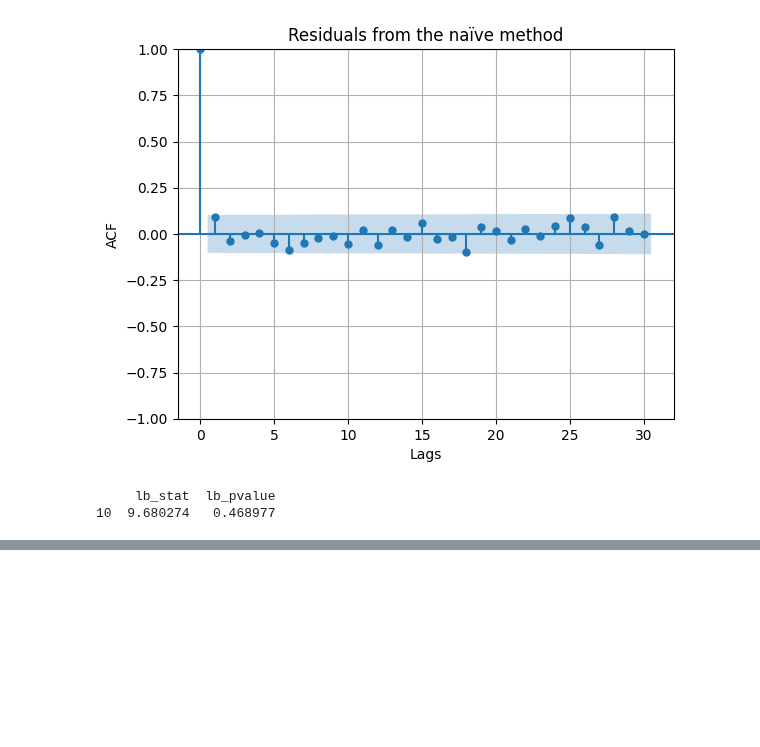
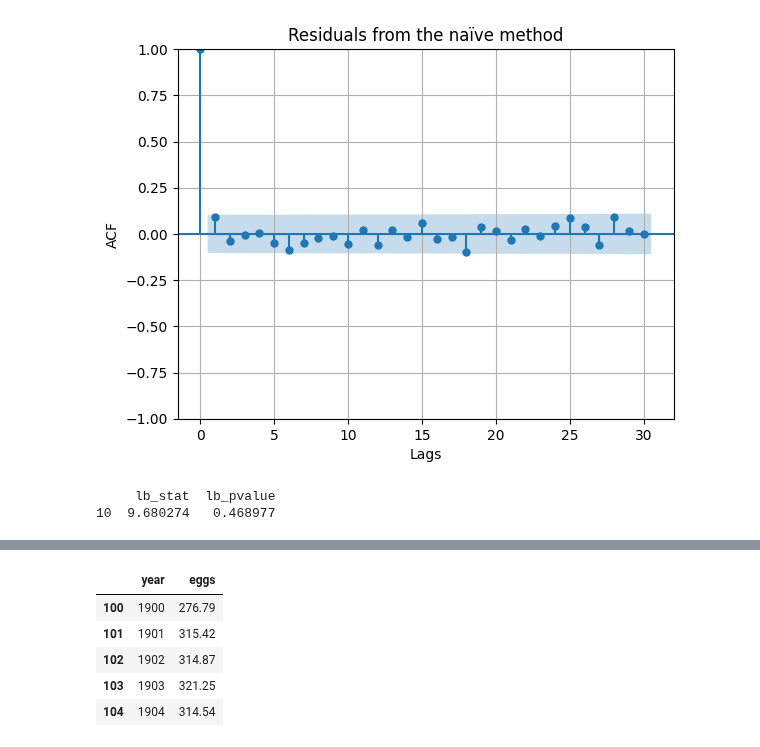
Before and after one commit to DavidGuzzi/TSA, a Jupyter notebook: Forecasting Principles and Practice 3rd/2/5.ipynb, the cells around one changed output, grey strips where cells are left out. Cells and saved outputs as stored; diff of their text form; code cells hidden in the pictures; blank space fills up the shorter version.

```diff
--- a/Forecasting Principles and Practice 3rd/2/5.ipynb
+++ b/Forecasting Principles and Practice 3rd/2/5.ipynb
@@ -442,0 +455,10 @@ print(box_pierce_results)
+# %%
+eggs = df[['year', 'eggs']].dropna()
+eggs.head()
+# %% [output]
+|  | year | eggs |
+| 100 | 1900 | 276.79 |
+| 101 | 1901 | 315.42 |
+| 102 | 1902 | 314.87 |
+| 103 | 1903 | 321.25 |
+| 104 | 1904 | 314.54 |
```
Also changed, not shown: parts of 3 cells of this notebook, 1 other file.
